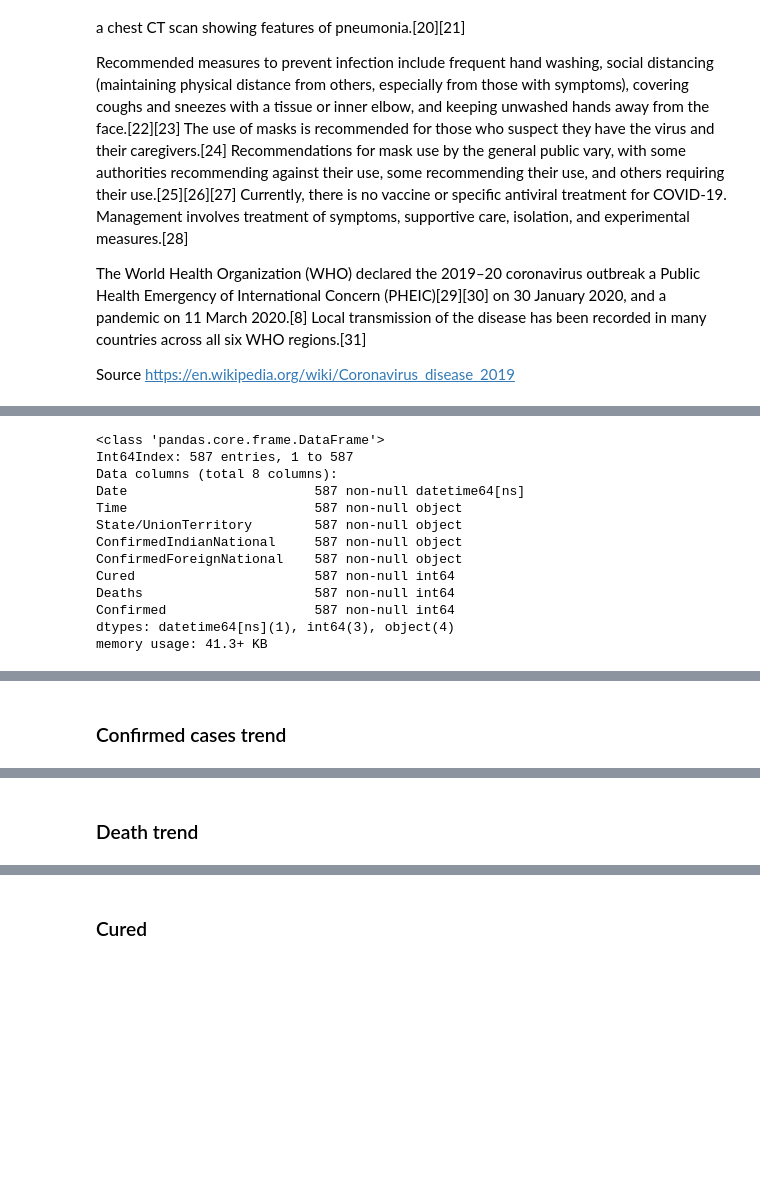
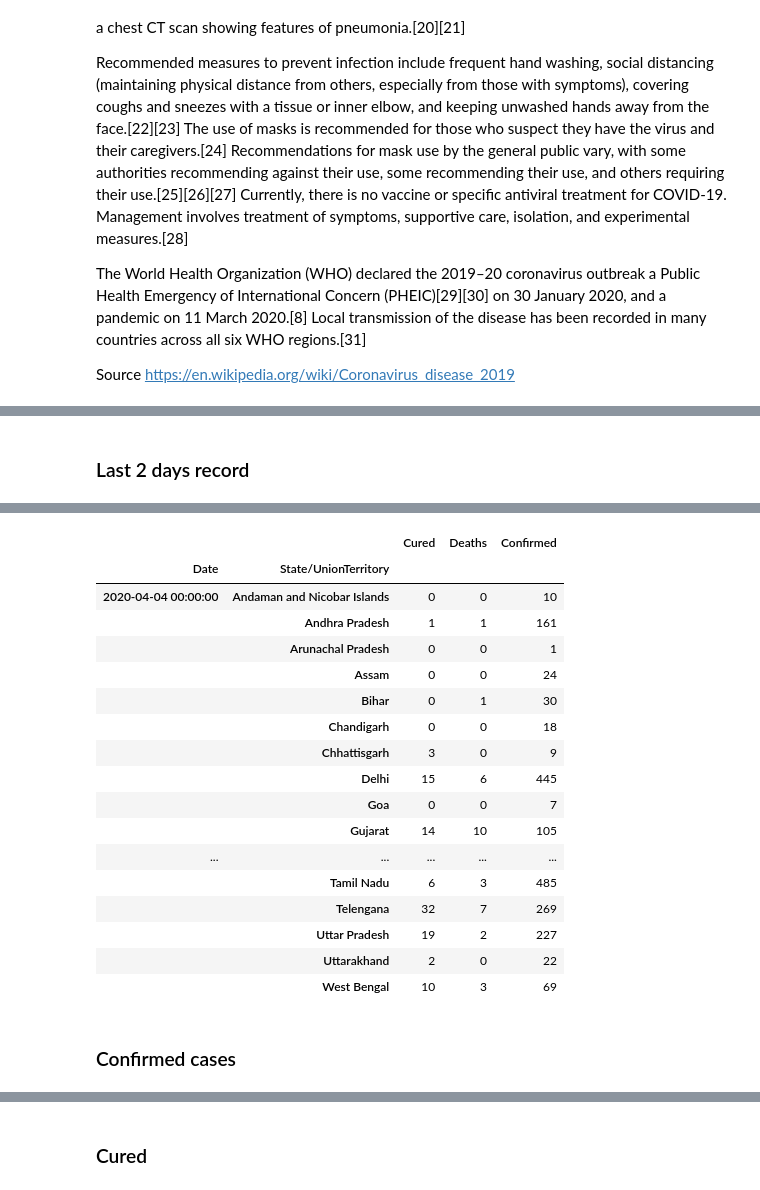
Before and after one commit to ashishchoure23/Covid-19, a Jupyter notebook: Covid-19 India Analysis.ipynb, the cells around one changed output, grey strips where cells are left out. Drawn from its saved outputs; the diff is of its cells as text; code cells hidden in the pictures; blank space fills up the shorter version.

```diff
--- a/Covid-19 India Analysis.ipynb
+++ b/Covid-19 India Analysis.ipynb
@@ -38,23 +38,9 @@ import plotly.graph_objects as go
 covid_19_india_df = pd.read_csv('./data/covid_19_india.csv', index_col='Sno')
 # %%
 covid_19_india_df.Date = pd.to_datetime(covid_19_india_df.Date, format='%d/%m/%y')
-# %%
-covid_19_india_df.info()
-# %% [output]
-<class 'pandas.core.frame.DataFrame'>
-Int64Index: 587 entries, 1 to 587
-Data columns (total 8 columns):
-Date                        587 non-null datetime64[ns]
-Time                        587 non-null object
-State/UnionTerritory        587 non-null object
-ConfirmedIndianNational     587 non-null object
-ConfirmedForeignNational    587 non-null object
-Cured                       587 non-null int64
-Deaths                      587 non-null int64
-Confirmed                   587 non-null int64
-dtypes: datetime64[ns](1), int64(3), object(4)
-memory usage: 41.3+ KB
+# %% [markdown]
+### Last 2 days record
 # %%
 cm = sns.light_palette("red", as_cmap=True)
-covid_19_india_df.groupby(['Date', 'State/UnionTerritory']).sum().style.background_gradient(cmap=cm, axis=0)
+covid_19_india_df.groupby(['Date', 'State/UnionTerritory']).sum().iloc[-60:, :].style.background_gradient(cmap=cm, axis=0)
 # %% [output]
@@ -62,3 +47,21 @@ covid_19_india_df.groupby(['Date', 'State/UnionTerritory']).sum().style.backgrou
+|  |  | Cured | Deaths | Confirmed |
+| Date | State/UnionTerritory |  |  |  |
+| 2020-04-04 00:00:00 | Andaman and Nicobar Islands | 0 | 0 | 10 |
+|  | Andhra Pradesh | 1 | 1 | 161 |
+|  | Arunachal Pradesh | 0 | 0 | 1 |
+|  | Assam | 0 | 0 | 24 |
+|  | Bihar | 0 | 1 | 30 |
+|  | Chandigarh | 0 | 0 | 18 |
+|  | Chhattisgarh | 3 | 0 | 9 |
+|  | Delhi | 15 | 6 | 445 |
+|  | Goa | 0 | 0 | 7 |
+|  | Gujarat | 14 | 10 | 105 |
+| ... | ... | ... | ... | ... |
+|  | Tamil Nadu | 6 | 3 | 485 |
+|  | Telengana | 32 | 7 | 269 |
+|  | Uttar Pradesh | 19 | 2 | 227 |
+|  | Uttarakhand | 2 | 0 | 22 |
+|  | West Bengal | 10 | 3 | 69 |
 # %%
 date_group = covid_19_india_df.groupby(['Date']).sum()
 date_group.reset_index(inplace=True)
@@ -67,5 +70,5 @@ date_group.sort_values('Date',inplace=True)
 # %% [markdown]
-### Confirmed cases trend
+### Confirmed cases
 # %%
 import plotly.express as px
 fig = px.bar(date_group, x='Date', y='Confirmed', color='Confirmed')
@@ -82,5 +85,3 @@ fig.update_layout(
 fig.show()
 # %% [output]
 [interactive output not drawn]
-# %% [markdown]
-### Death trend
```
Also changed, not shown: parts of 24 cells of this notebook, 2 other files.
